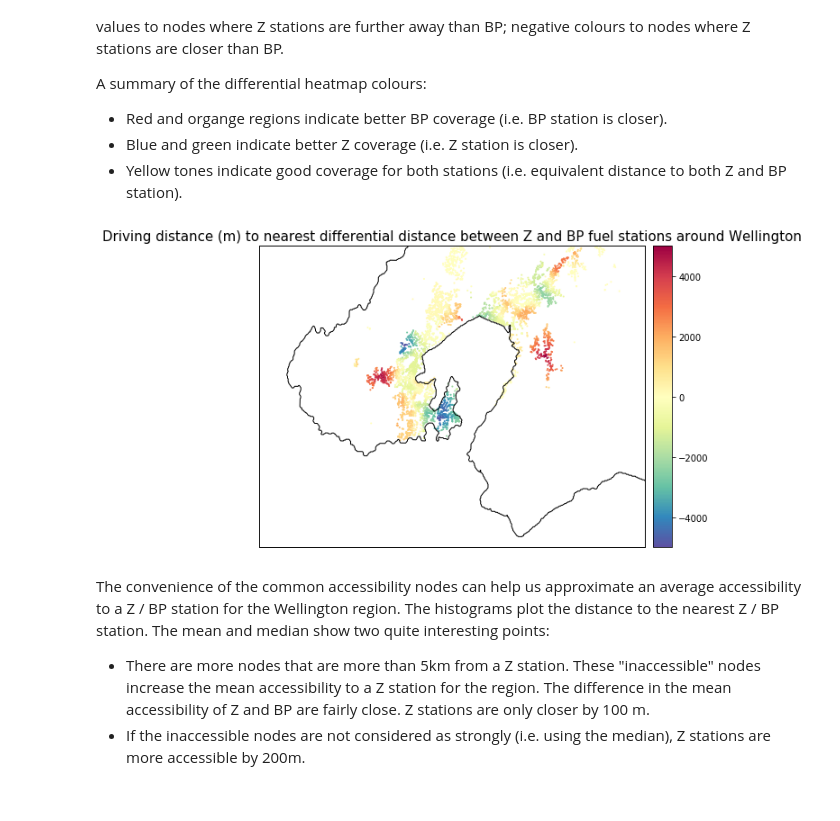
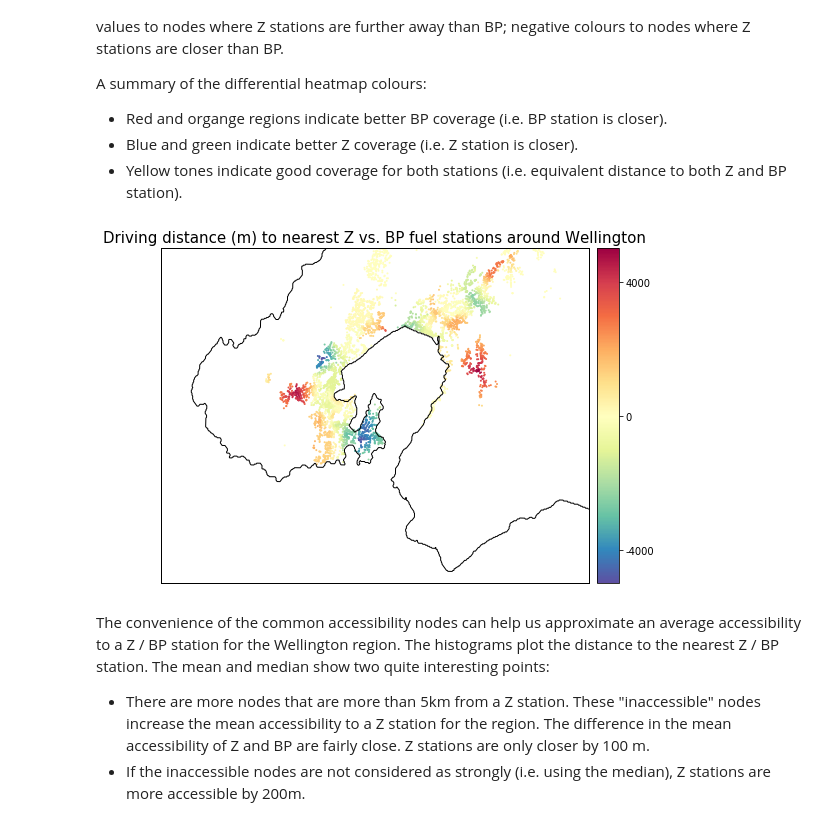
Before and after one commit to shriv/fuel-stations, a Jupyter notebook: Fuel Stations Analysis.ipynb, the cells around one changed output. Drawn from its saved outputs; the diff is of its cells as text; code cells hidden in the pictures.

Commit message:
Plot tweaks. Reduced number of ticks in colorbar but cannot label them from the kwargs

```diff
--- a/Fuel Stations Analysis.ipynb
+++ b/Fuel Stations Analysis.ipynb
@@ -533,17 +550,24 @@ A summary of the differential heatmap colours:
 - Blue and green indicate better Z coverage (i.e. Z station is closer).
 - Yellow tones indicate good coverage for both stations (i.e. equivalent distance to both Z and BP station).
 # %%
+reload(na)
 # Plotting parameters
 diff_kwargs = plot_kwargs.copy()
 diff_kwargs['cmap'] = 'Spectral_r'
+bmap_kwargs={'epsg':'2193','resolution':'f'}
+cbar_kwargs = {'location': 'right',
+               'format': '%d',
+               'label':'',
+               'ticks': [-4000, 0, 4000]}
 
 # Plot differential coverage
 diff_accessibility = z_accessibility[1] - bp_accessibility[1]
-na.plot_accessibility(network, diff_accessibility, osm_bbox,
-                      amenity_type="differential distance between Z and BP fuel stations",
-                      fig_kwargs=fig_kwargs, plot_kwargs=diff_kwargs, bmap_kwargs=bmap_kwargs)
+bmap = na.plot_accessibility(network, diff_accessibility, osm_bbox,
+                      amenity_type="Z vs. BP fuel stations",
+                      fig_kwargs=fig_kwargs, plot_kwargs=diff_kwargs,
+                      bmap_kwargs=bmap_kwargs, cbar_kwargs=cbar_kwargs)
 # %% [output]
-[figure, old version]
+[figure, new version]
 # %% [markdown]
 The convenience of the common accessibility nodes can help us approximate an average accessibility to a Z / BP station for the Wellington region. The histograms plot the distance to the nearest Z / BP station. The mean and median show two quite interesting points:
 - There are more nodes that are more than 5km from a Z station. These "inaccessible" nodes increase the mean accessibility to a Z station for the region. The difference in the mean accessibility of Z and BP are fairly close.  Z stations are only closer by 100 m.
```
Also changed, not shown: parts of 2 cells of this notebook, 1 other file.
